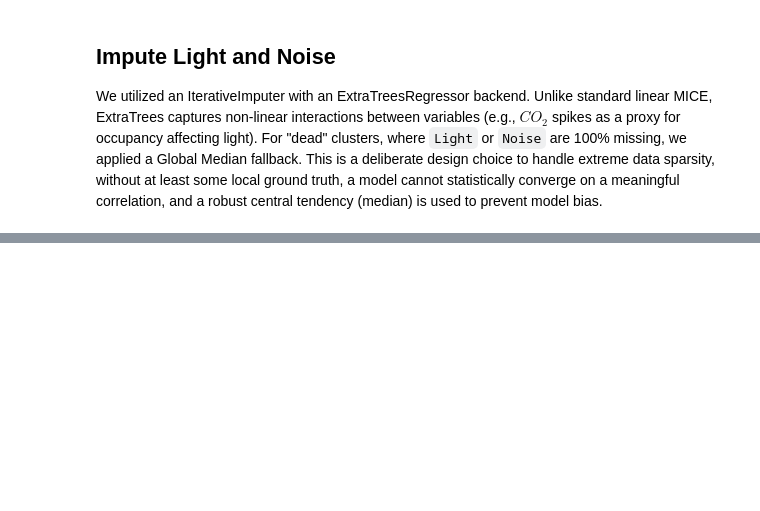
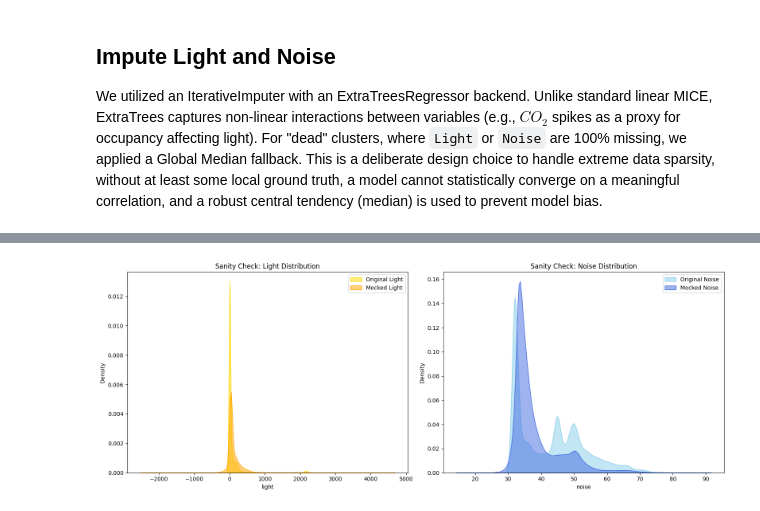
Before and after one commit to SEP4Real/SEP4, a Jupyter notebook: MAL/notebooks/data_related/full_mock_data_analysis.ipynb, the cells around one changed output, grey strips where cells are left out. Drawn from its saved outputs; the diff is of its cells as text; code cells hidden in the pictures; blank space fills up the shorter version.

```diff
--- a/MAL/notebooks/data_related/full_mock_data_analysis.ipynb
+++ b/MAL/notebooks/data_related/full_mock_data_analysis.ipynb
@@ -0,0 +4,15 @@
+# %%
+import pandas as pd
+import numpy as np
+import matplotlib.pyplot as plt
+import seaborn as sns
+from sklearn.cluster import KMeans
+from sklearn.preprocessing import StandardScaler
+from sklearn.experimental import enable_iterative_imputer
+from sklearn.impute import IterativeImputer, SimpleImputer
+from sklearn.ensemble import ExtraTreesRegressor
+
+#load data from unified_environment_focus_dataset.csv
+df = pd.read_csv('../../data/processed/unified_environment_focus_dataset.csv')
+
+print(df.head(10))
@@ -212,0 +304,20 @@ The standard deviation of the mocked noise is: 8.254701388282164
+# %%
+# Plot the distribution to check the 'texture' of the mocked data
+fig, (ax1, ax2) = plt.subplots(1, 2, figsize=(16, 6))
+
+# --- PLOT 1: LIGHT DISTRIBUTION ---
+sns.kdeplot(combined_df['light'].dropna(), ax=ax1, label='Original Light', fill=True, alpha=0.5, color='gold')
+sns.kdeplot(final_df.loc[combined_df['light'].isna(), 'light'], ax=ax1, label='Mocked Light', fill=True, alpha=0.5, color='orange')
+ax1.set_title('Sanity Check: Light Distribution')
+ax1.legend()
+
+# --- PLOT 2: NOISE DISTRIBUTION ---
+sns.kdeplot(combined_df['noise'].dropna(), ax=ax2, label='Original Noise', fill=True, alpha=0.5, color='skyblue')
+sns.kdeplot(final_df.loc[combined_df['noise'].isna(), 'noise'], ax=ax2, label='Mocked Noise', fill=True, alpha=0.5, color='royalblue')
+ax2.set_title('Sanity Check: Noise Distribution')
+ax2.legend()
+
+plt.tight_layout()
+plt.show()
+# %% [output]
+[figure, added]
```
Also changed, not shown: parts of 11 cells of this notebook, 2 other files.
